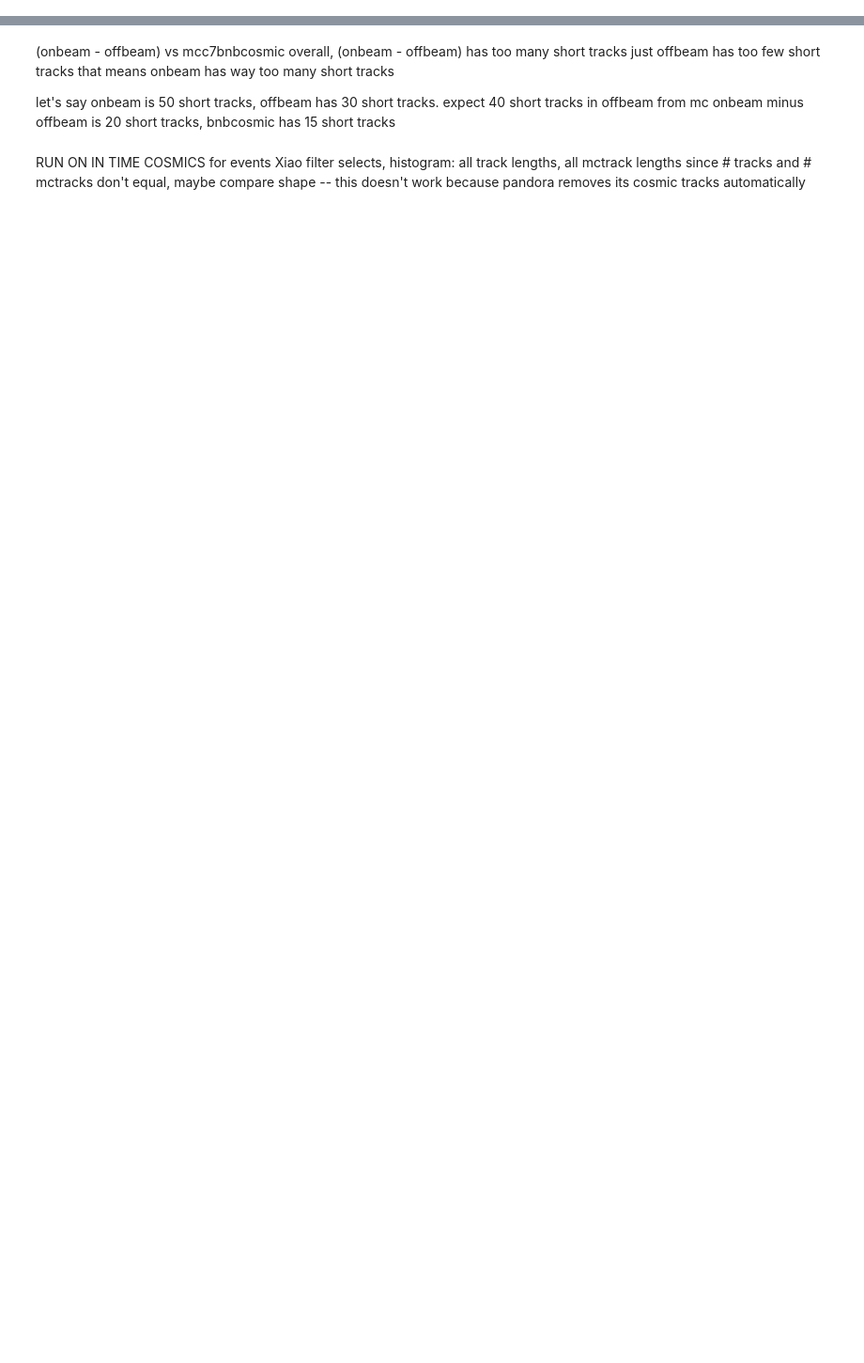
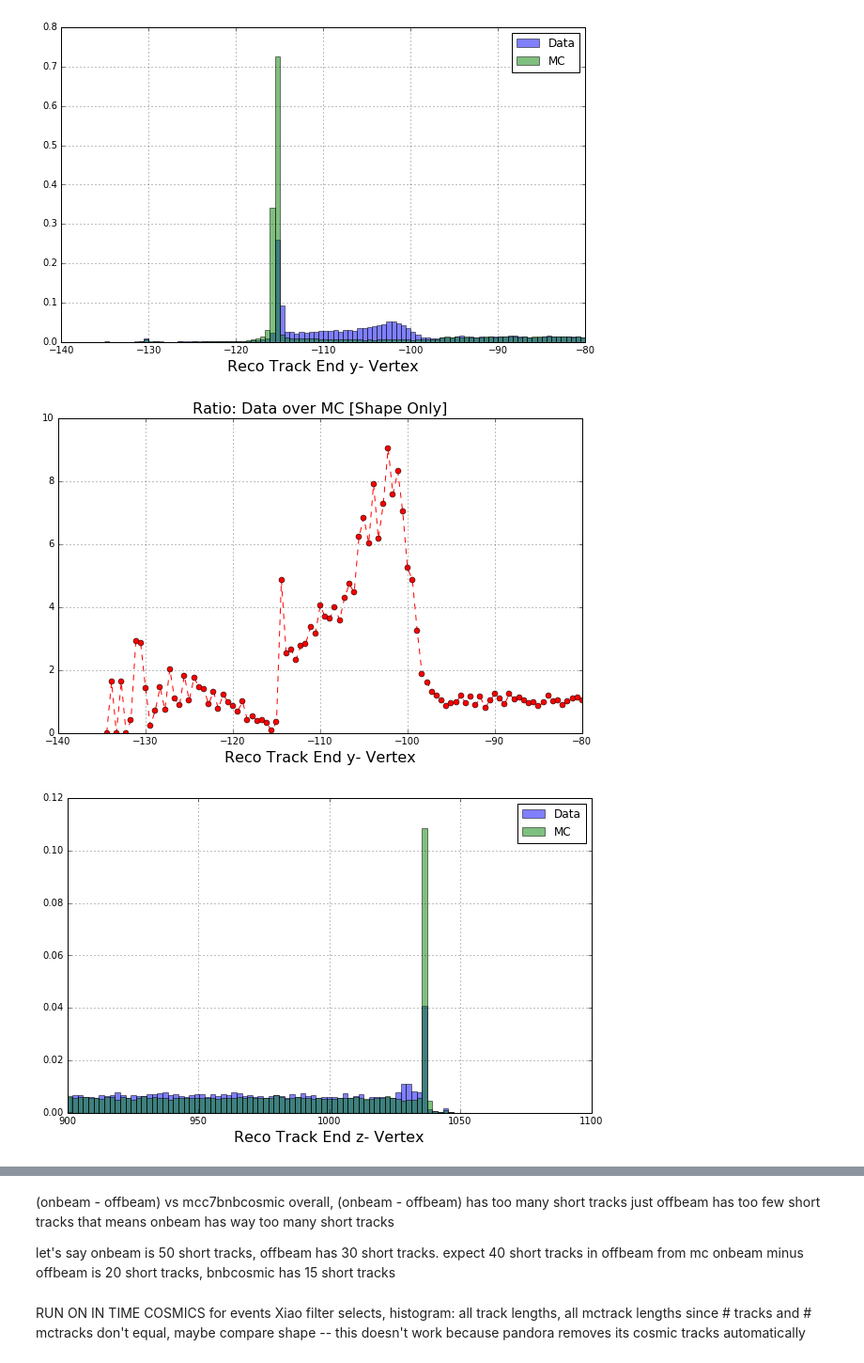
Before and after one commit to kaleko/KalekoAna, a Jupyter notebook: TrackStudy/mac/track_data_mc_comparisons.ipynb, the cells around one changed output, grey strips where cells are left out. Shown: that part at 94% size. Cells and saved outputs as stored; diff of their text form; code cells hidden in the pictures; blank space fills up the shorter version.

```diff
--- a/TrackStudy/mac/track_data_mc_comparisons.ipynb
+++ b/TrackStudy/mac/track_data_mc_comparisons.ipynb
@@ -42,0 +96,27 @@ print df_dict['databkg'].columns.values
+# %%
+coords = { #'x' : np.linspace(0,50,100),
+           'y' : np.linspace(-135,-80,100),
+           'z' : np.linspace(900,1100,100) }
+
+for coord, bins in coords.iteritems():
+    plt.figure(figsize=(10,6))
+    mybins = bins
+    mydata = df_dict['pandoraNuPMA']['datanu']['trk_end_%s'%coord].values
+    mymc = df_dict['pandoraNuPMA']['mcnu']['trk_end_%s'%coord].values
+    data_1dhist = plt.hist(mydata,normed=True,bins=mybins,label='Data',alpha=0.5)
+    mc_1dhist = plt.hist(mymc,normed=True,bins=mybins,label='MC',alpha=0.5)
+    plt.legend(loc='best')
+    plt.grid(True)
+    plt.xlabel('Reco Track End %s- Vertex'%coord,fontsize=16)
+
+    plt.figure(figsize=(10,6))
+    data_over_mc_1d = data_1dhist[0]/mc_1dhist[0]
+    myx = [mybins[i] + (mybins[i+1] - mybins[i]) for i in xrange(len(mybins)-1)]
+    plt.plot(myx,data_over_mc_1d,'ro--')
+    plt.grid(True)
+    plt.title('Ratio: Data over MC [Shape Only]',fontsize=16)
+    plt.xlabel('Reco Track End %s- Vertex'%coord,fontsize=16)
+# %% [output]
+[figure, added]
+[figure, added]
+[figure, added]
```
Also changed, not shown: parts of 22 cells of this notebook.
